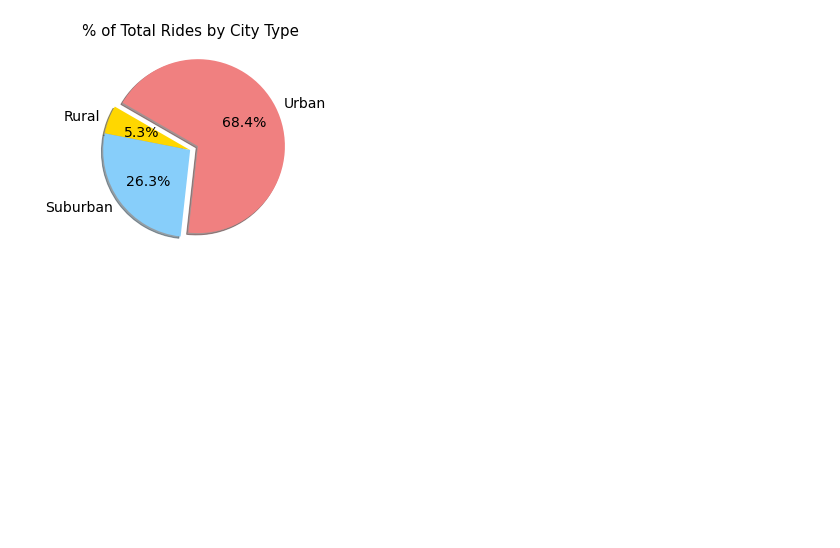
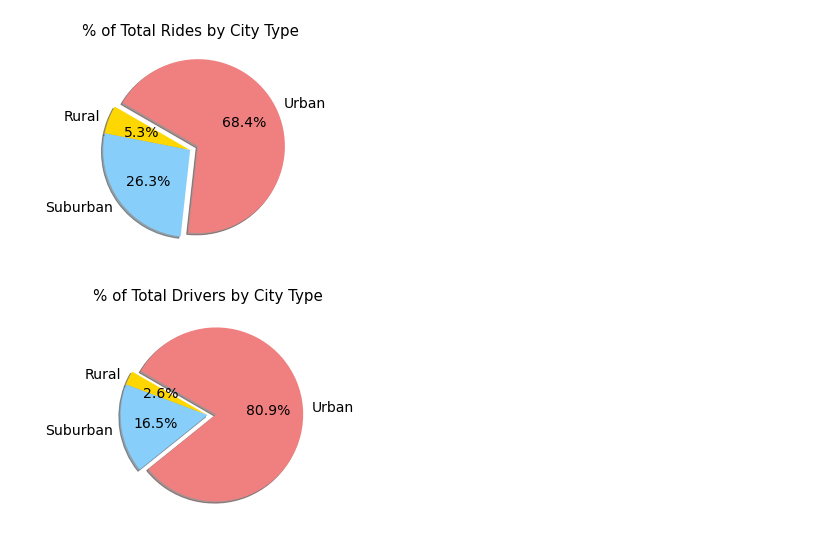
Before and after one commit to jose-perth/PyBer_Analysis, a Jupyter notebook: PyBer.ipynb, the cells around one changed output. Drawn from its saved outputs; the diff is of its cells as text; code cells hidden in the pictures; blank space fills up the shorter version.

```diff
--- a/PyBer.ipynb
+++ b/PyBer.ipynb
@@ -542,14 +542,16 @@ plt.show()
 # %% [output]
 [figure]
 # %%
-drivers_by_type = pyber_data_df.groupby(['type']).sum()['driver']
-plt.pie(count_rides_by_type,
+drivers_by_type = city_data_df.groupby(['type']).sum()['driver_count']
+plt.pie(drivers_by_type,
         labels=['Rural','Suburban', 'Urban'],
         colors=['gold','lightskyblue','lightcoral'],
         explode=[0,0,0.1],
         autopct='%1.1f%%',
         shadow=True, startangle=150)
-plt.title("% of Total Rides by City Type", fontsize=15)
+plt.title("% of Total Drivers by City Type", fontsize=15)
 mpl.rcParams['font.size']=14
-#plt.savefig('Analysis/Fig5.png')
+plt.savefig('Analysis/Fig7.png')
 plt.show()
+# %% [output]
+[figure, added]
```
Also changed, not shown: parts of 2 cells of this notebook, 1 other file.
